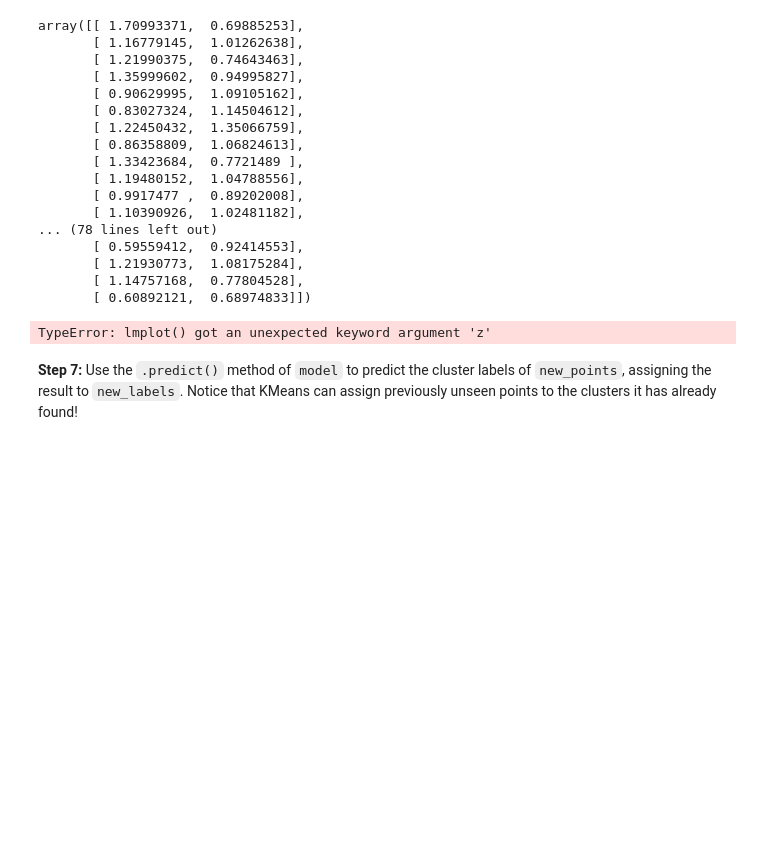
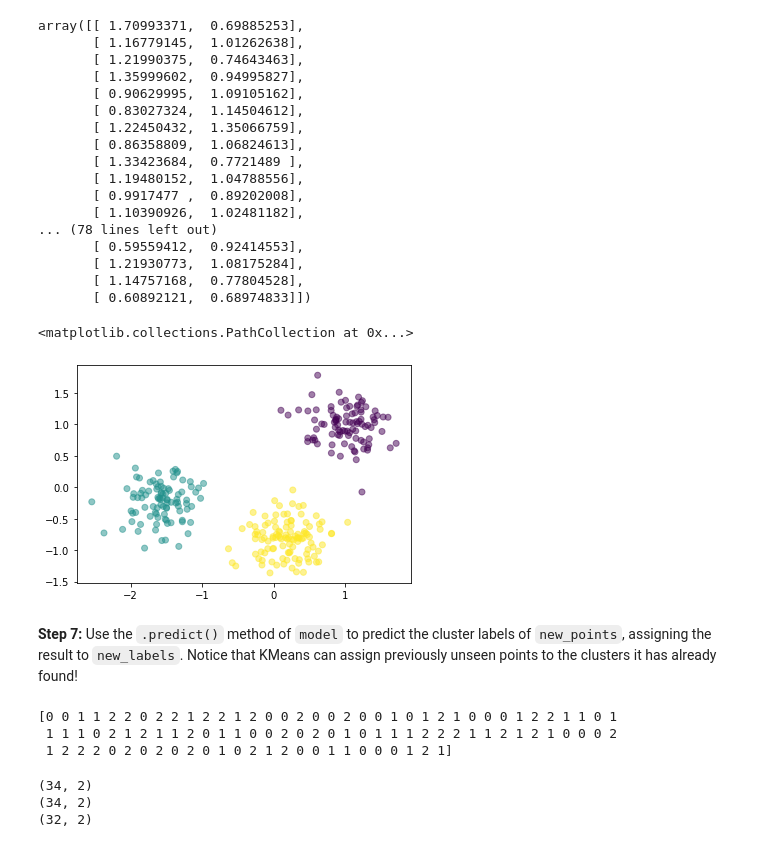
Before and after one commit to Canis-Ignem/nbgrader_submissions, a Jupyter notebook: ml3/22ml3.ipynb, the cells around one changed output. Drawn from its saved outputs; the diff is of its cells as text; code cells hidden in the pictures; blank space fills up the shorter version.

```diff
--- a/ml3/22ml3.ipynb
+++ b/ml3/22ml3.ipynb
@@ -211,11 +213,11 @@ array([[ 1.70993371,  0.69885253],
        [ 1.21930773,  1.08175284],
        [ 1.14757168,  0.77804528],
        [ 0.60892121,  0.68974833]])
-# %%
-# plotting the data
-facet = sns.lmplot(data=df_iris, x='data_0', y='data_1', z='data_2', hue='labels',
-                   fit_reg=False, legend=False)
-# %% [output]
-TypeError: lmplot() got an unexpected keyword argument 'z'
+# %%
+# plotting the data
+plt.scatter(points[:,0], points[:,1], alpha=0.5, c=labels)
+# %% [output]
+<matplotlib.collections.PathCollection at 0x...>
+[figure, added]
 # %% [markdown]
 **Step 7:** Use the `.predict()` method of `model` to predict the cluster labels of `new_points`, assigning the result to `new_labels`.  Notice that KMeans can assign previously unseen points to the clusters it has already found!
@@ -226,3 +224,11 @@ raise NotImplementedError()
+# %%
+
+new_labels = model.predict(new_points)
+print(new_labels)
+# %% [output]
+[0 0 1 1 2 2 0 2 2 1 2 2 1 2 0 0 2 0 0 2 0 0 1 0 1 2 1 0 0 0 1 2 2 1 1 0 1
+ 1 1 1 0 2 1 2 1 1 2 0 1 1 0 0 2 0 2 0 1 0 1 1 1 2 2 2 1 1 2 1 2 1 0 0 0 2
+ 1 2 2 2 0 2 0 2 0 2 0 1 0 2 1 2 0 0 1 1 0 0 0 1 2 1]
 # %%
 assert new_labels[new_labels.argmax()] == 2
 assert new_labels.shape == (100,)
@@ -238,3 +235,41 @@ raise NotImplementedError()
+# %%
+#separate the data by labels like we did before
+def separate_new_labels(new_labels, new_points):
+    new_0 = []
+    new_1 = []
+    new_2 = []
+
+
+    for i in range(new_labels.shape[0]):
+
+        if new_labels[i] == 0:
+
+           new_0.append( new_points[i] )
+
+        if new_labels[i] == 1:
+
+           new_1.append( new_points[i] )
+
+        if new_labels[i] == 2:
+
+           new_2.append( new_points[i] )
+
+    new_0 = np.array(new_0)
+    new_1 = np.array(new_1)
+    new_2 = np.array(new_2)
+
+    return new_0,new_1,new_2
+
+
+new_0,new_1,new_2 =separate_labels(new_labels, new_points)
+
+print(new_0.shape)
+print(new_1.shape)
+print(new_2.shape)
+# %% [output]
+(34, 2)
+(34, 2)
+(32, 2)
 # %%
 assert abs(new_0.shape[0] - 34) <= 5
 assert abs(new_1.shape[0] - 34) <= 5
```
Also changed, not shown: parts of 8 cells of this notebook.
